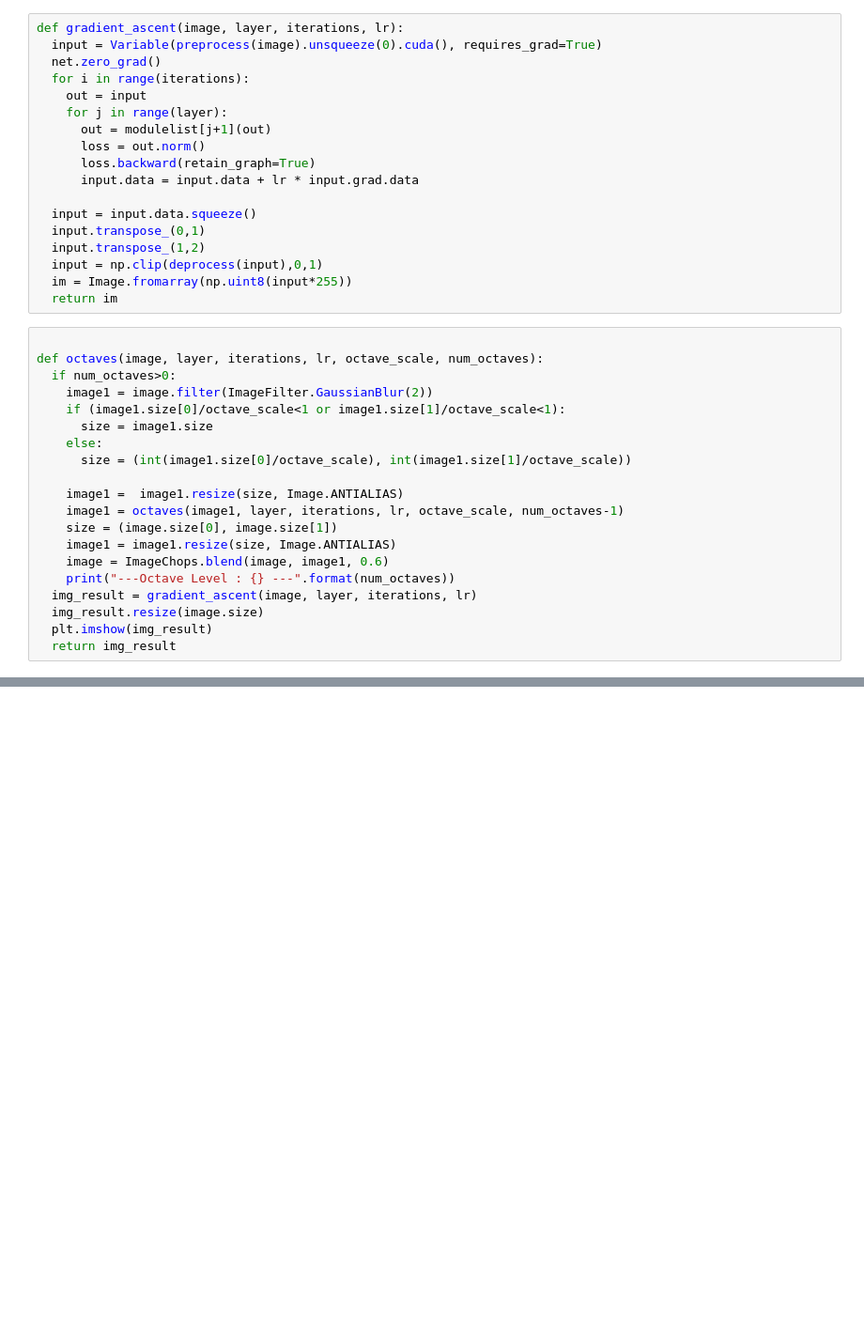
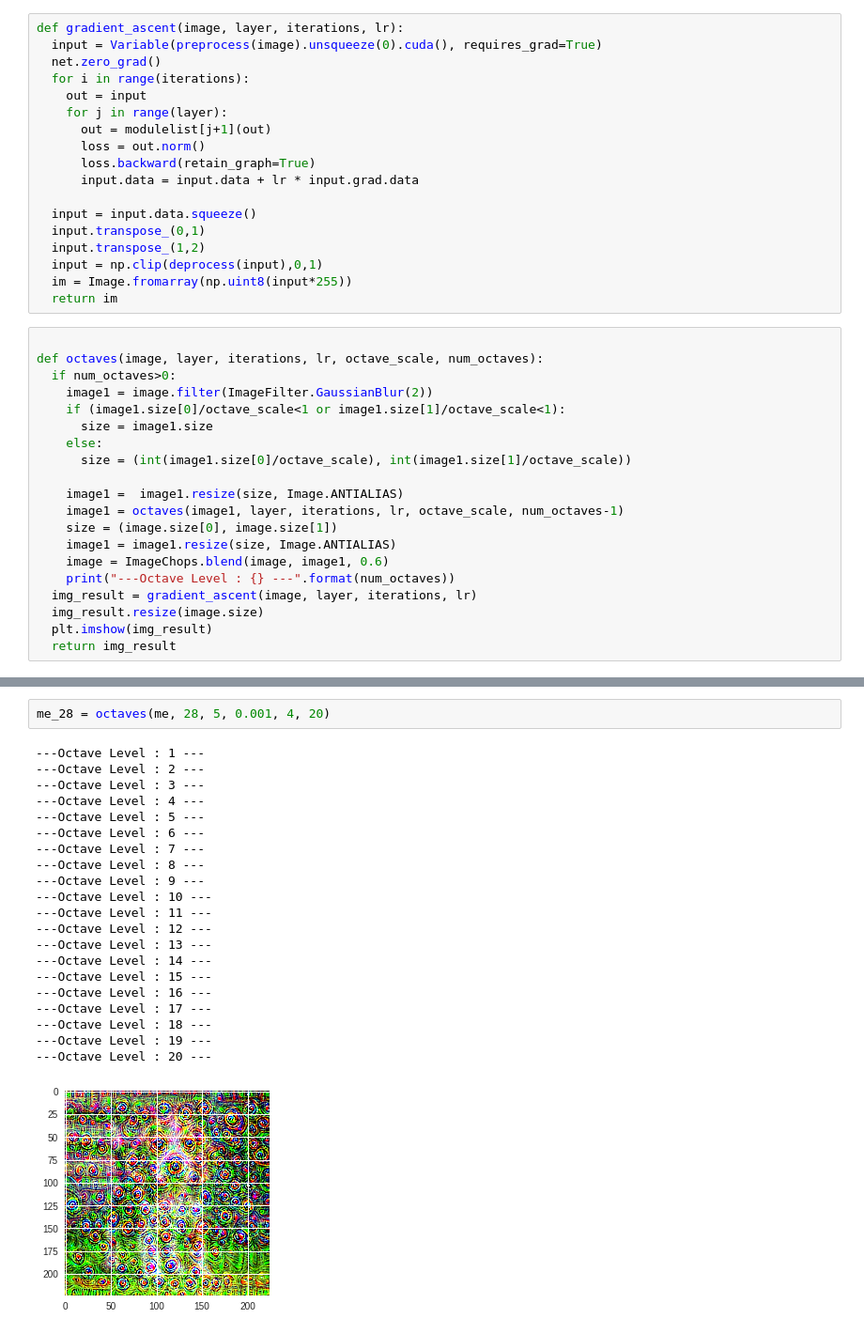
Before and after one commit to saranshkarira/CNN-Visual-Interpretor-PyTorch, a Jupyter notebook: setup.ipynb, the cells around one changed output, grey strips where cells are left out. Shown at 94% size. Cells and saved outputs as stored; diff of their text form; blank space fills up the shorter version.

```diff
--- a/setup.ipynb
+++ b/setup.ipynb
@@ -112,0 +156,24 @@ me = load_image("beagle.jpg")
+# %%
+me_28 = octaves(me, 28, 5, 0.001, 4, 20)
+# %% [output]
+---Octave Level : 1 ---
+---Octave Level : 2 ---
+---Octave Level : 3 ---
+---Octave Level : 4 ---
+---Octave Level : 5 ---
+---Octave Level : 6 ---
+---Octave Level : 7 ---
+---Octave Level : 8 ---
+---Octave Level : 9 ---
+---Octave Level : 10 ---
+---Octave Level : 11 ---
+---Octave Level : 12 ---
+---Octave Level : 13 ---
+---Octave Level : 14 ---
+---Octave Level : 15 ---
+---Octave Level : 16 ---
+---Octave Level : 17 ---
+---Octave Level : 18 ---
+---Octave Level : 19 ---
+---Octave Level : 20 ---
+[figure, added]
```
Also changed, not shown: parts of 16 cells of this notebook.
